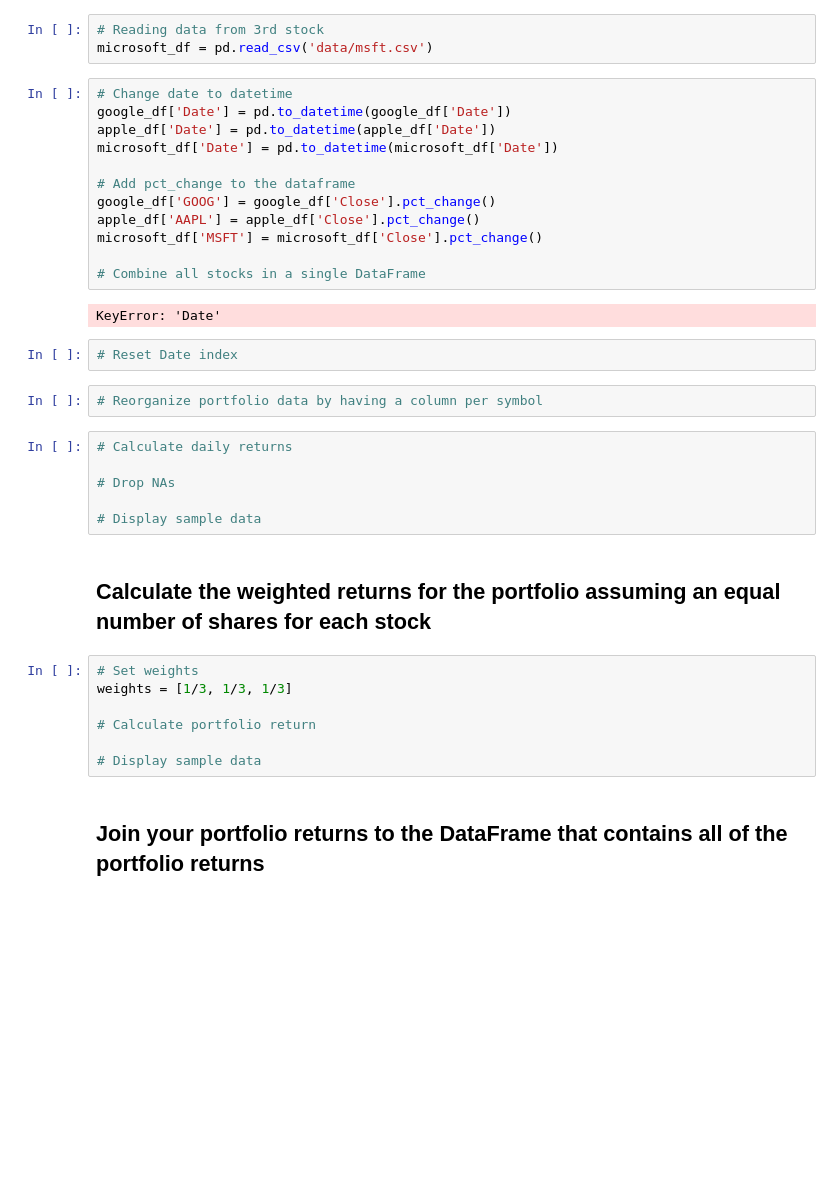
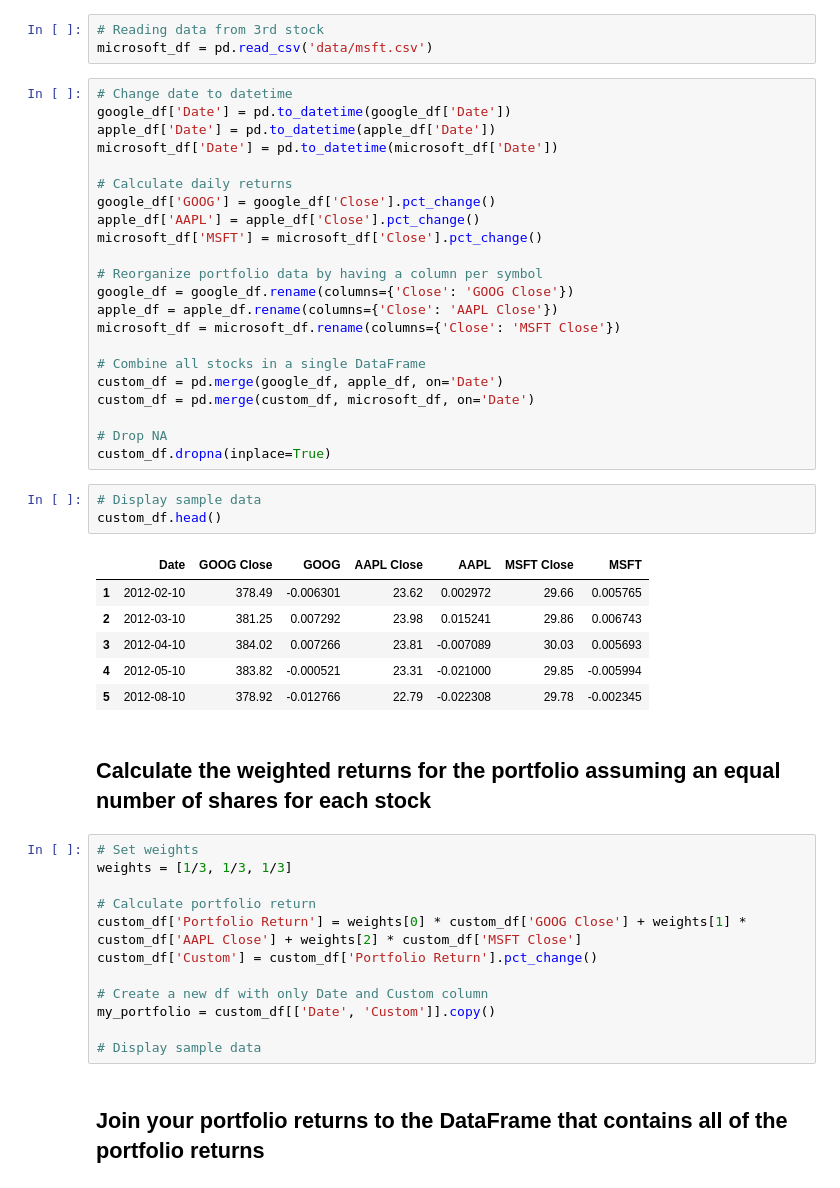
Before and after one commit to 2KAbhishek/whaleport, a Jupyter notebook: whaleport.ipynb, the cells around one changed output. Drawn from its saved outputs; the diff is of its cells as text; blank space fills up the shorter version.

Commit message:
Create weighted custom portfolio

```diff
--- a/whaleport.ipynb
+++ b/whaleport.ipynb
@@ -386,24 +379,32 @@ google_df['Date'] = pd.to_datetime(google_df['Date'])
 apple_df['Date'] = pd.to_datetime(apple_df['Date'])
 microsoft_df['Date'] = pd.to_datetime(microsoft_df['Date'])
 
-# Add pct_change to the dataframe
+# Calculate daily returns
 google_df['GOOG'] = google_df['Close'].pct_change()
 apple_df['AAPL'] = apple_df['Close'].pct_change()
 microsoft_df['MSFT'] = microsoft_df['Close'].pct_change()
 
+# Reorganize portfolio data by having a column per symbol
+google_df = google_df.rename(columns={'Close': 'GOOG Close'})
+apple_df = apple_df.rename(columns={'Close': 'AAPL Close'})
+microsoft_df = microsoft_df.rename(columns={'Close': 'MSFT Close'})
+
 # Combine all stocks in a single DataFrame
+custom_df = pd.merge(google_df, apple_df, on='Date')
+custom_df = pd.merge(custom_df, microsoft_df, on='Date')
+
+# Drop NA
+custom_df.dropna(inplace=True)
-# %% [output]
-KeyError: 'Date'
-# %%
-# Reset Date index
-# %%
-# Reorganize portfolio data by having a column per symbol
 # %%
-# Calculate daily returns
-
-# Drop NAs
-
 # Display sample data
+custom_df.head()
+# %% [output]
+|  | Date | GOOG Close | GOOG | AAPL Close | AAPL | MSFT Close | MSFT |
+| 1 | 2012-02-10 | 378.49 | -0.006301 | 23.62 | 0.002972 | 29.66 | 0.005765 |
+| 2 | 2012-03-10 | 381.25 | 0.007292 | 23.98 | 0.015241 | 29.86 | 0.006743 |
+| 3 | 2012-04-10 | 384.02 | 0.007266 | 23.81 | -0.007089 | 30.03 | 0.005693 |
+| 4 | 2012-05-10 | 383.82 | -0.000521 | 23.31 | -0.021000 | 29.85 | -0.005994 |
+| 5 | 2012-08-10 | 378.92 | -0.012766 | 22.79 | -0.022308 | 29.78 | -0.002345 |
 # %% [markdown]
 ## Calculate the weighted returns for the portfolio assuming an equal number of shares for each stock
 # %%
@@ -411,6 +412,11 @@ KeyError: 'Date'
 weights = [1/3, 1/3, 1/3]
 
 # Calculate portfolio return
+custom_df['Portfolio Return'] = weights[0] * custom_df['GOOG Close'] + weights[1] * custom_df['AAPL Close'] + weights[2] * custom_df['MSFT Close']
+custom_df['Custom'] = custom_df['Portfolio Return'].pct_change()
+
+# Create a new df with only Date and Custom column
+my_portfolio = custom_df[['Date', 'Custom']].copy()
 
 # Display sample data
 # %% [markdown]
```
Also changed, not shown: parts of 1 cell of this notebook.
